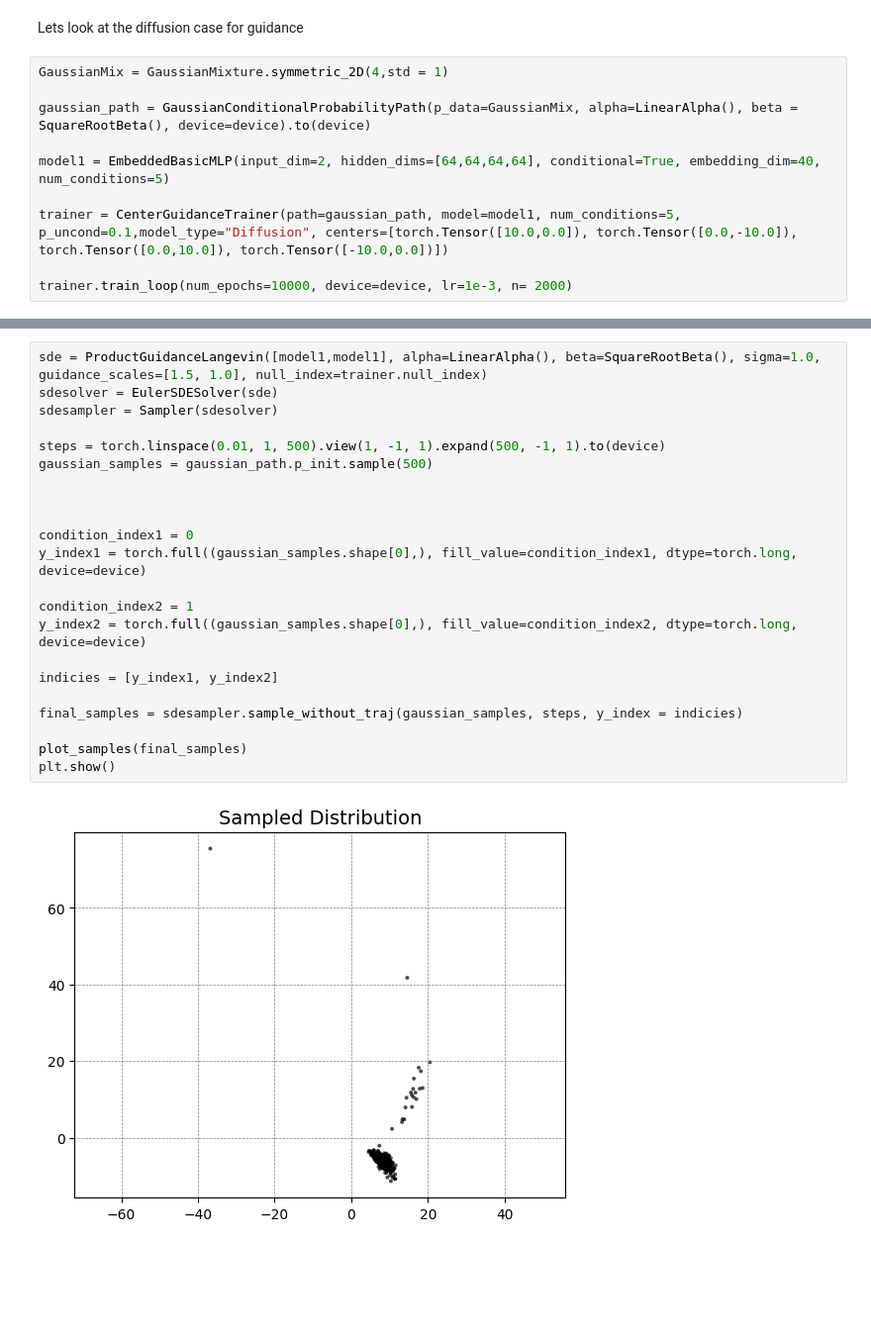
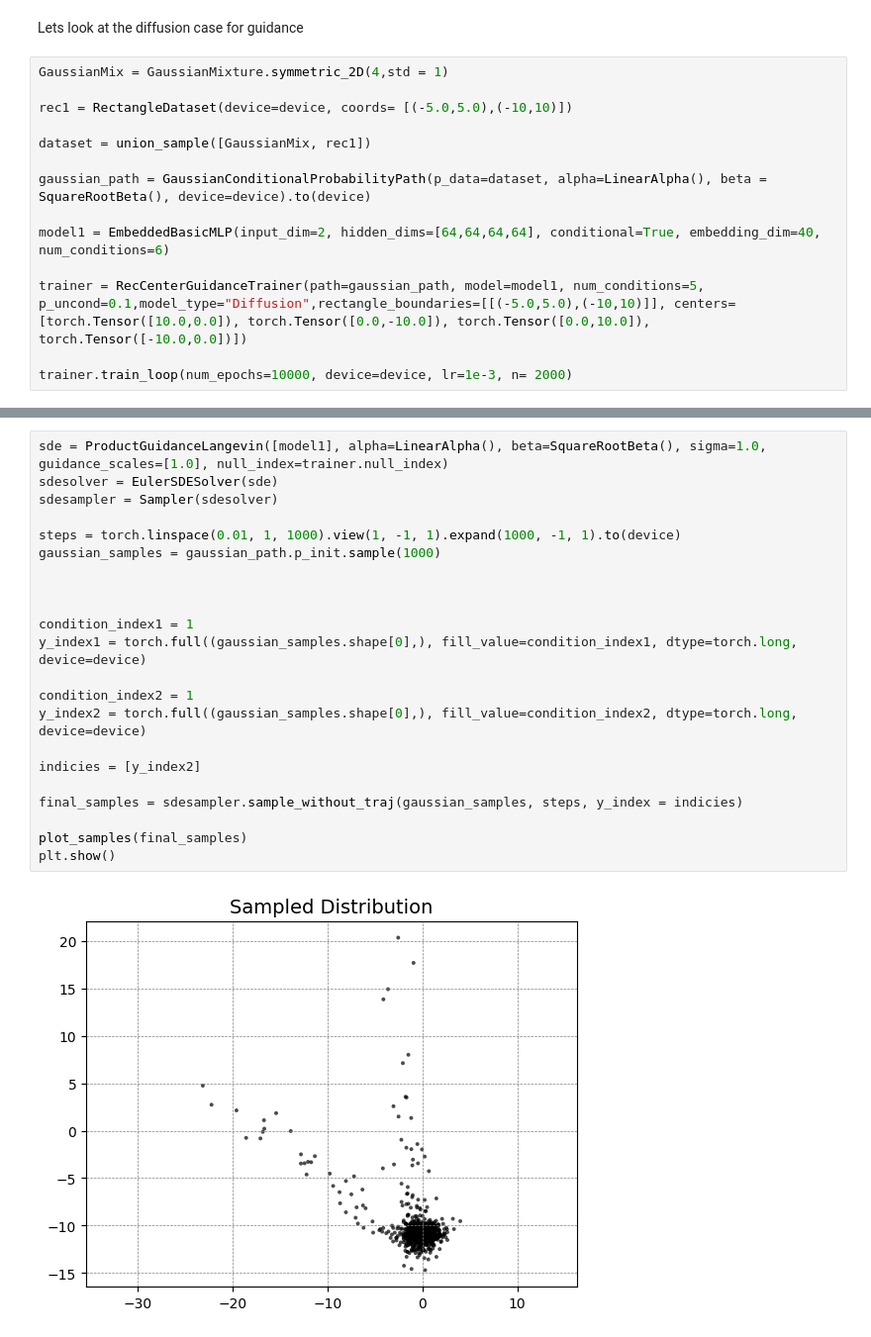
Before and after one commit to Mullerio/Compostional-Generative-Models, a Jupyter notebook: testGuidance.ipynb, the cells around one changed output, grey strips where cells are left out. Shown: that part at 99% size. Saved outputs shown, nothing was run; the diff lists cells and outputs as text; blank space fills up the shorter version.

```diff
--- a/testGuidance.ipynb
+++ b/testGuidance.ipynb
@@ -48,11 +57,15 @@ Lets look at the diffusion case for guidance
 # %%
 GaussianMix = GaussianMixture.symmetric_2D(4,std = 1)
 
-gaussian_path = GaussianConditionalProbabilityPath(p_data=GaussianMix, alpha=LinearAlpha(), beta = SquareRootBeta(), device=device).to(device)
+rec1 = RectangleDataset(device=device, coords= [(-5.0,5.0),(-10,10)])
 
-model1 = EmbeddedBasicMLP(input_dim=2, hidden_dims=[64,64,64,64], conditional=True, embedding_dim=40, num_conditions=5)
+dataset = union_sample([GaussianMix, rec1])
 
-trainer = CenterGuidanceTrainer(path=gaussian_path, model=model1, num_conditions=5, p_uncond=0.1,model_type="Diffusion", centers=[torch.Tensor([10.0,0.0]), torch.Tensor([0.0,-10.0]), torch.Tensor([0.0,10.0]), torch.Tensor([-10.0,0.0])])
+gaussian_path = GaussianConditionalProbabilityPath(p_data=dataset, alpha=LinearAlpha(), beta = SquareRootBeta(), device=device).to(device)
+
+model1 = EmbeddedBasicMLP(input_dim=2, hidden_dims=[64,64,64,64], conditional=True, embedding_dim=40, num_conditions=6)
+
+trainer = RecCenterGuidanceTrainer(path=gaussian_path, model=model1, num_conditions=5, p_uncond=0.1,model_type="Diffusion",rectangle_boundaries=[[(-5.0,5.0),(-10,10)]], centers=[torch.Tensor([10.0,0.0]), torch.Tensor([0.0,-10.0]), torch.Tensor([0.0,10.0]), torch.Tensor([-10.0,0.0])])
 
 trainer.train_loop(num_epochs=10000, device=device, lr=1e-3, n= 2000)
 # %% [output]
@@ -69,24 +82,24 @@ In Epoch 9000 we have a loss of 6.468935966491699
 # %%
-sde = ProductGuidanceLangevin([model1,model1], alpha=LinearAlpha(), beta=SquareRootBeta(), sigma=1.0, guidance_scales=[1.5, 1.0], null_index=trainer.null_index)
+sde = ProductGuidanceLangevin([model1], alpha=LinearAlpha(), beta=SquareRootBeta(), sigma=1.0, guidance_scales=[1.0], null_index=trainer.null_index)
 sdesolver = EulerSDESolver(sde)
 sdesampler = Sampler(sdesolver)
 
-steps = torch.linspace(0.01, 1, 500).view(1, -1, 1).expand(500, -1, 1).to(device)
-gaussian_samples = gaussian_path.p_init.sample(500)
+steps = torch.linspace(0.01, 1, 1000).view(1, -1, 1).expand(1000, -1, 1).to(device)
+gaussian_samples = gaussian_path.p_init.sample(1000)
 
 
 
-condition_index1 = 0
+condition_index1 = 1
 y_index1 = torch.full((gaussian_samples.shape[0],), fill_value=condition_index1, dtype=torch.long, device=device)
 
 condition_index2 = 1
 y_index2 = torch.full((gaussian_samples.shape[0],), fill_value=condition_index2, dtype=torch.long, device=device)
 
-indicies = [y_index1, y_index2]
+indicies = [y_index2]
 
 final_samples = sdesampler.sample_without_traj(gaussian_samples, steps, y_index = indicies)
 
 plot_samples(final_samples)
 plt.show()
 # %% [output]
-[figure, old version]
+[figure, new version]
```
Also changed, not shown: parts of 3 cells of this notebook, 3 other files.
